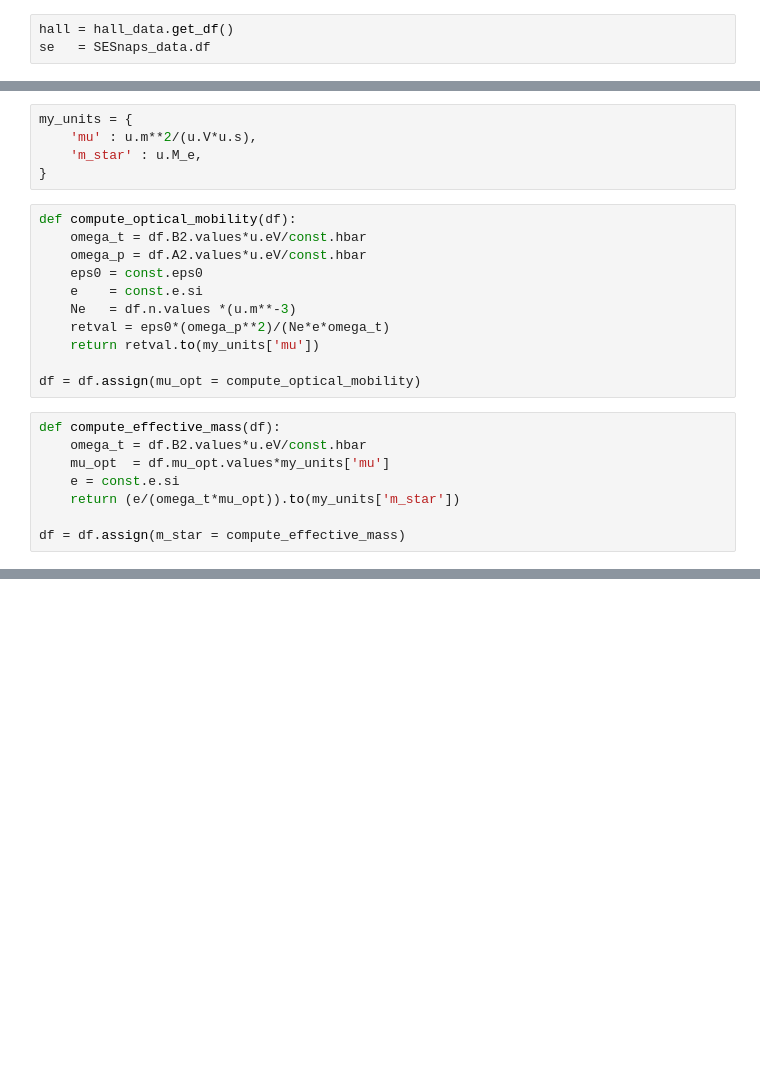
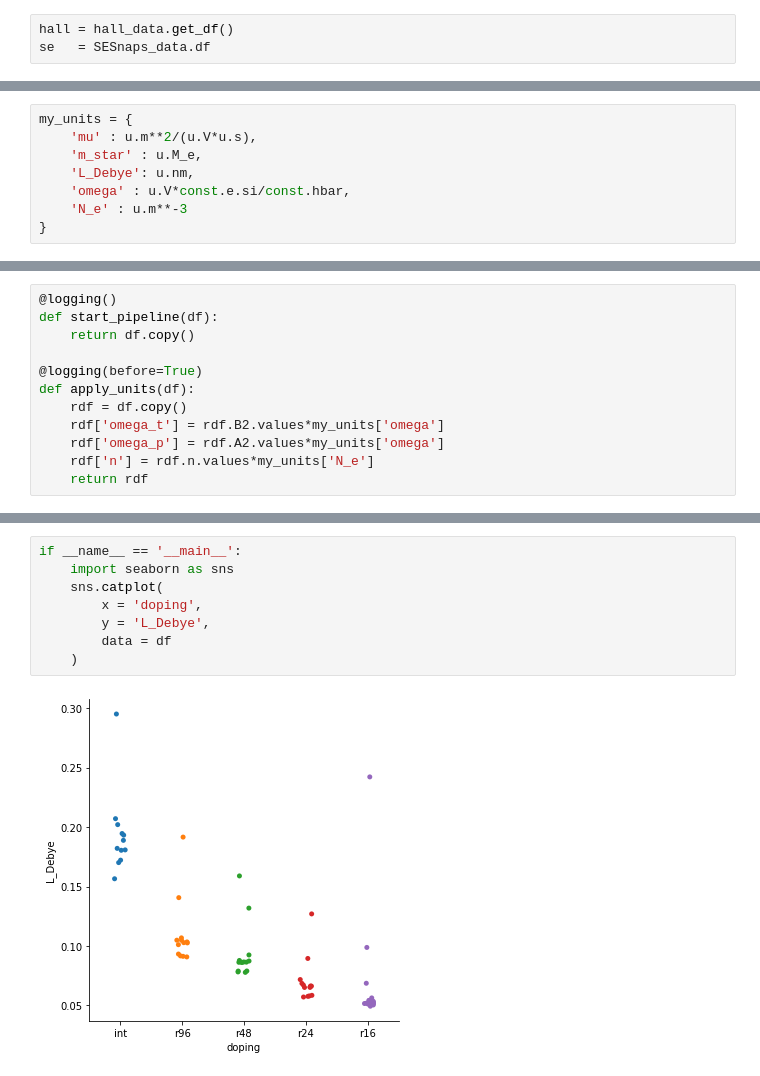
Before and after one commit to peltBartvan/msc-thesis, a Jupyter notebook: scripts/analysis.ipynb, the cells around one changed output, grey strips where cells are left out. Drawn from its saved outputs; the diff is of its cells as text; blank space fills up the shorter version.

Commit message:
Fixed units

```diff
--- a/scripts/analysis.ipynb
+++ b/scripts/analysis.ipynb
@@ -15,23 +23,7 @@ df = hall.merge(se, how='outer',
 my_units = {
     'mu' : u.m**2/(u.V*u.s),
     'm_star' : u.M_e,
+    'L_Debye': u.nm,
+    'omega' : u.V*const.e.si/const.hbar,
+    'N_e' : u.m**-3
 }
-# %%
-def compute_optical_mobility(df):
-    omega_t = df.B2.values*u.eV/const.hbar
-    omega_p = df.A2.values*u.eV/const.hbar
-    eps0 = const.eps0
-    e    = const.e.si
-    Ne   = df.n.values *(u.m**-3)
-    retval = eps0*(omega_p**2)/(Ne*e*omega_t)
-    return retval.to(my_units['mu'])
-
-df = df.assign(mu_opt = compute_optical_mobility)
-# %%
-def compute_effective_mass(df):
-    omega_t = df.B2.values*u.eV/const.hbar
-    mu_opt  = df.mu_opt.values*my_units['mu']
-    e = const.e.si
-    return (e/(omega_t*mu_opt)).to(my_units['m_star'])
-
-df = df.assign(m_star = compute_effective_mass)
@@ -37,0 +75,12 @@ df = df.assign(m_star = compute_effective_mass)
+# %%
+@logging()
+def start_pipeline(df):
+    return df.copy()
+
+@logging(before=True)
+def apply_units(df):
+    rdf = df.copy()
+    rdf['omega_t'] = rdf.B2.values*my_units['omega']
+    rdf['omega_p'] = rdf.A2.values*my_units['omega']
+    rdf['n'] = rdf.n.values*my_units['N_e']
+    return rdf
@@ -58 +175,11 @@ if __name__ == '__main__':
 [figure]
+# %%
+if __name__ == '__main__':
+    import seaborn as sns
+    sns.catplot(
+        x = 'doping',
+        y = 'L_Debye',
+        data = df
+    )
+# %% [output]
+[figure, added]
```
Also changed, not shown: parts of 5 cells of this notebook.
